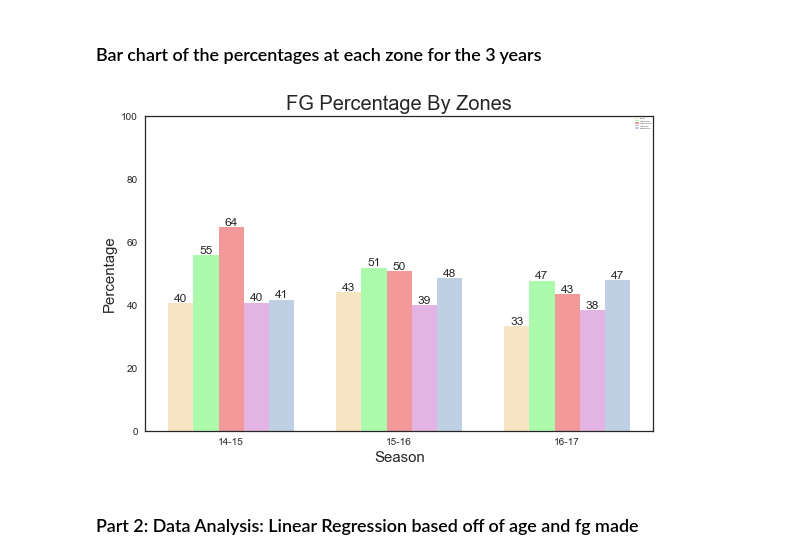
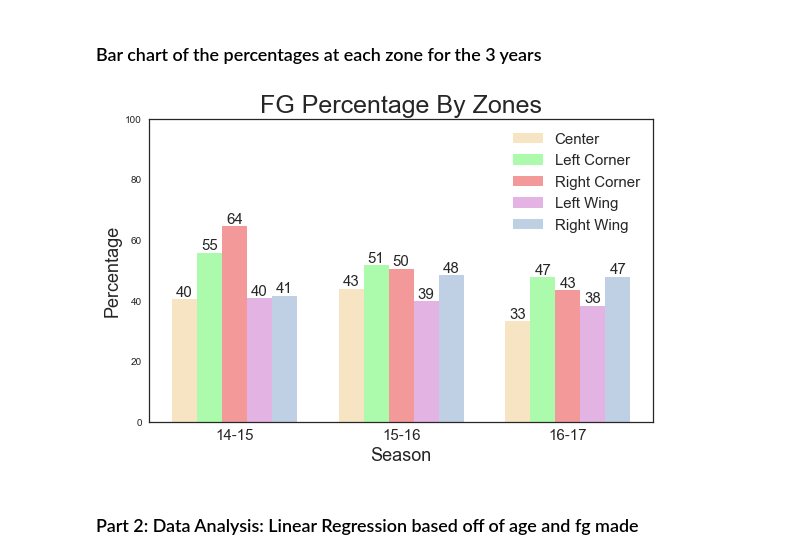
Before and after one commit to TomDonoghue/Pr_065, a Jupyter notebook: FInalProject.ipynb, the cells around one changed output. Saved outputs shown, nothing was run; the diff lists cells and outputs as text; code cells hidden in the pictures.

```diff
--- a/FInalProject.ipynb
+++ b/FInalProject.ipynb
@@ -602,39 +612,39 @@ rects2 = plt.bar(index + bar_width, shots_left_corner, bar_width,
                  label='Left Corner')
 
 rects3 = plt.bar(index + bar_width*2, shots_right_corner, bar_width,
                  alpha=opacity,
                  color='lightcoral',
                  label='Right Corner')
 
 rects4 = plt.bar(index + bar_width*3, shots_left_wing, bar_width,
                  alpha=opacity,
                  color='plum',
                  label='Left Wing')
 
 rects5 = plt.bar(index + bar_width*4, shots_right_wing, bar_width,
                  alpha=opacity,
                  color='lightsteelblue',
                  label='Right Wing')
 def autolabel(rects):
     for rect in rects:
         height = rect.get_height()
         ax.text(rect.get_x() + rect.get_width()/2., 1*height,
                '%d' % int(height),
-               ha='center', va='bottom')
+               ha='center', va='bottom', fontsize=15)
 autolabel(rects1)
 autolabel(rects2)
 autolabel(rects3)
 autolabel(rects4)
 autolabel(rects5)
 
-plt.xticks(index + bar_width*2, ('14-15', '15-16', '16-17'))
-plt.title('FG Percentage By Zones',fontsize=20)
-plt.xlabel("Season", fontsize=15)
-plt.ylabel("Percentage", fontsize=15)
+plt.xticks(index + bar_width*2, ('14-15', '15-16', '16-17'), fontsize=15)
+plt.title('FG Percentage By Zones',fontsize=25)
+plt.xlabel("Season", fontsize=18)
+plt.ylabel("Percentage", fontsize=18)
 plt.ylim((0,100))
-plt.legend(fontsize=2)
+plt.legend(fontsize=15)
 plt.tight_layout()
 # %% [output]
-[figure, old version]
+[figure, new version]
 # %% [markdown]
 ### Part 2: Data Analysis: Linear Regression based off of age and fg made
```
Also changed, not shown: parts of 15 cells of this notebook.
